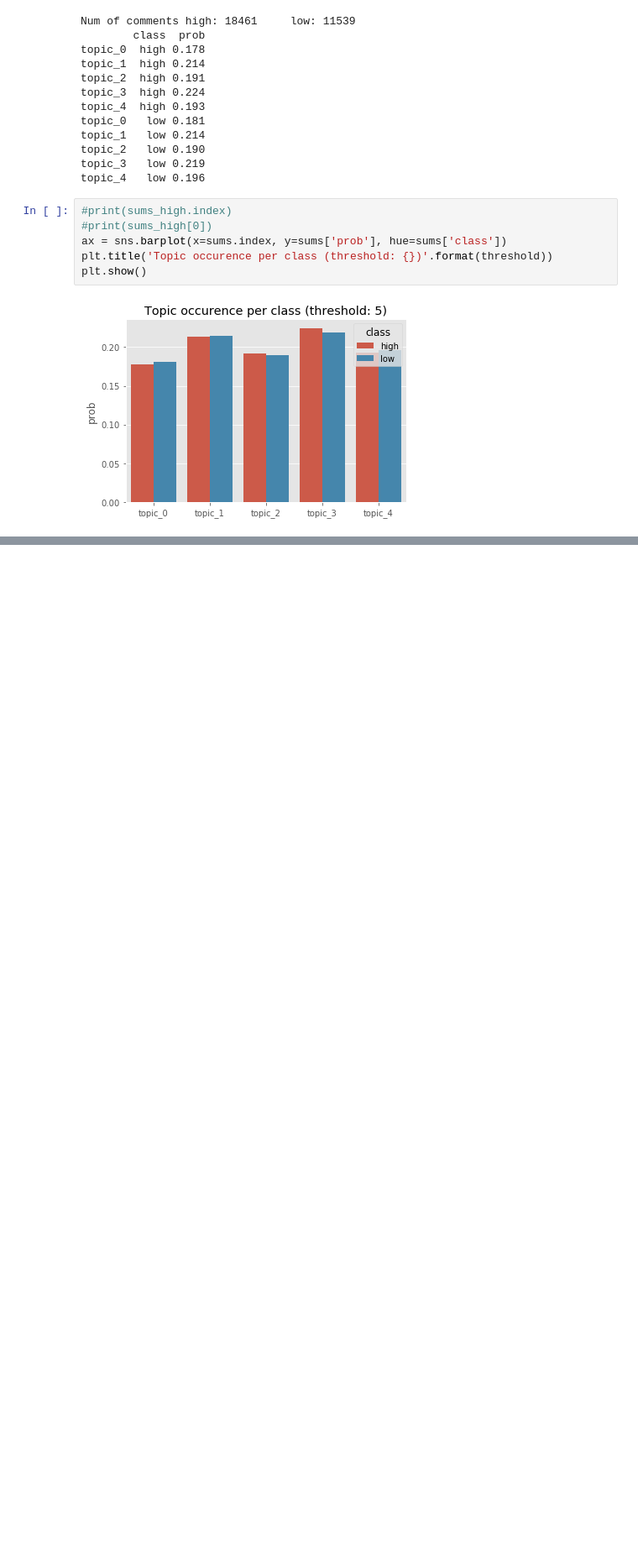
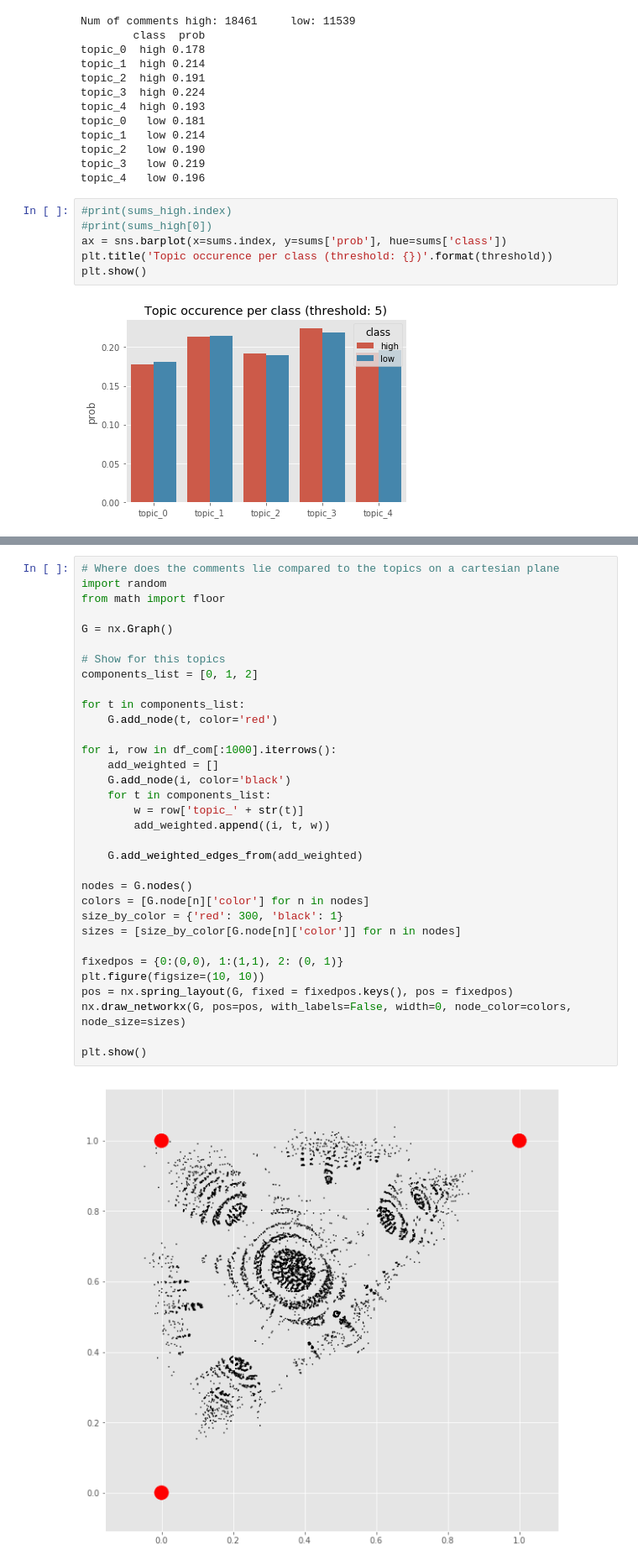
Before and after one commit to fdelia/bots, a Jupyter notebook: 4_clustering_comments.ipynb, the cells around one changed output, grey strips where cells are left out. Shown at 84% size. Saved outputs shown, nothing was run; the diff lists cells and outputs as text; blank space fills up the shorter version.

```diff
--- a/4_clustering_comments.ipynb
+++ b/4_clustering_comments.ipynb
@@ -258,0 +269,35 @@ plt.show()
+# %%
+# Where does the comments lie compared to the topics on a cartesian plane
+import random
+from math import floor
+
+G = nx.Graph()
+
+# Show for this topics
+components_list = [0, 1, 2]
+
+for t in components_list:
+    G.add_node(t, color='red')
+
+for i, row in df_com[:1000].iterrows():
+    add_weighted = []
+    G.add_node(i, color='black')
+    for t in components_list:
+        w = row['topic_' + str(t)]
+        add_weighted.append((i, t, w))
+
+    G.add_weighted_edges_from(add_weighted)
+
+nodes = G.nodes()
+colors = [G.node[n]['color'] for n in nodes]
+size_by_color = {'red': 300, 'black': 1}
+sizes = [size_by_color[G.node[n]['color']] for n in nodes]
+
+fixedpos = {0:(0,0), 1:(1,1), 2: (0, 1)}
+plt.figure(figsize=(10, 10))
+pos = nx.spring_layout(G, fixed = fixedpos.keys(), pos = fixedpos)
+nx.draw_networkx(G, pos=pos, with_labels=False, width=0, node_color=colors, node_size=sizes)
+
+plt.show()
+# %% [output]
+[figure, added]
```
Also changed, not shown: parts of 1 cell of this notebook, 3 other files.
